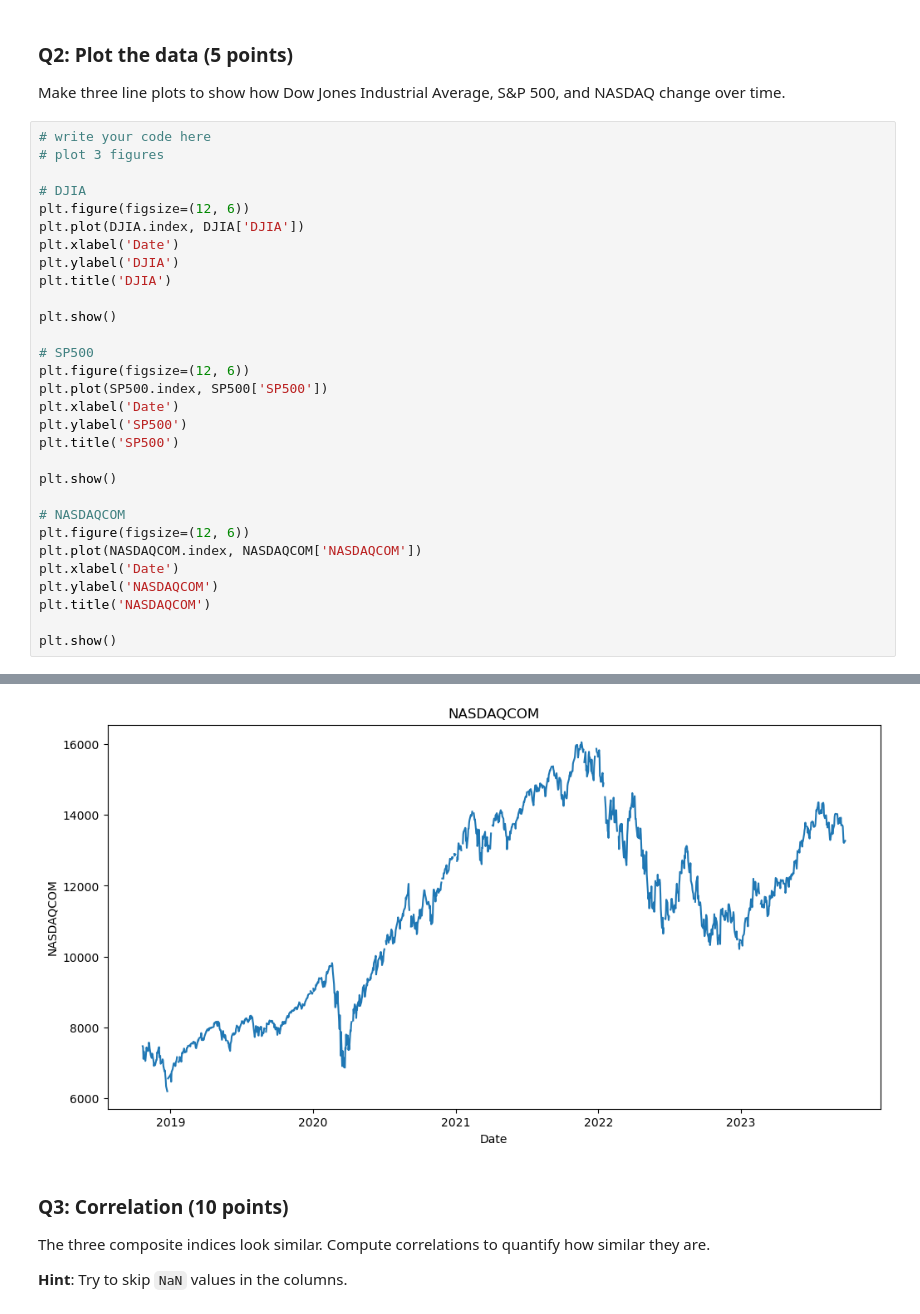
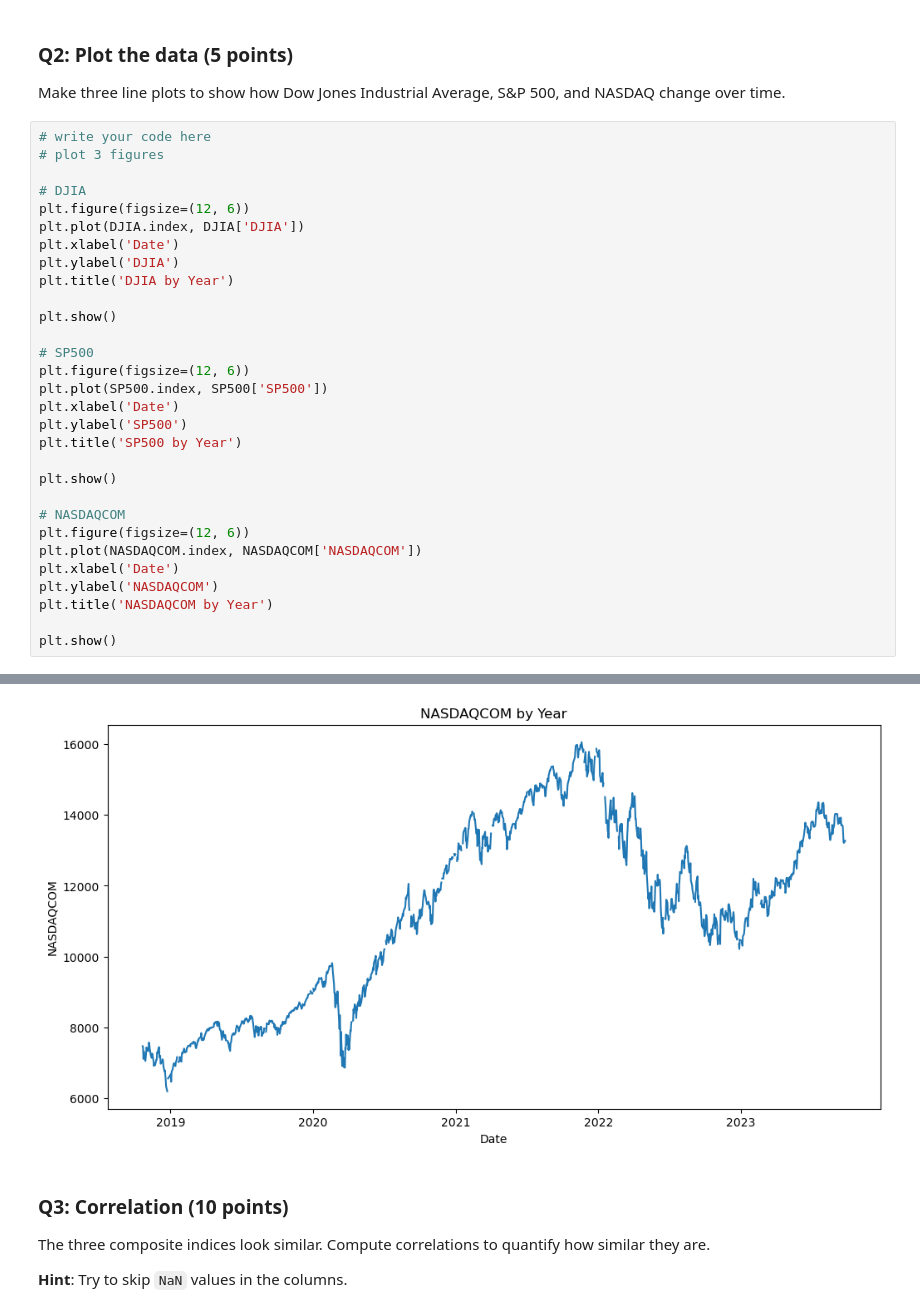
Before and after one commit to lostflux/data-mining, a Jupyter notebook: assignments/01/Assignment_1.ipynb, the cells around one changed output, grey strips where cells are left out. Drawn from its saved outputs; the diff is of its cells as text.

```diff
--- a/assignments/01/Assignment_1.ipynb
+++ b/assignments/01/Assignment_1.ipynb
@@ -280,7 +360,7 @@ plt.figure(figsize=(12, 6))
 plt.plot(DJIA.index, DJIA['DJIA'])
 plt.xlabel('Date')
 plt.ylabel('DJIA')
-plt.title('DJIA')
+plt.title('DJIA by Year')
 
 plt.show()
 
@@ -289,7 +369,7 @@ plt.figure(figsize=(12, 6))
 plt.plot(SP500.index, SP500['SP500'])
 plt.xlabel('Date')
 plt.ylabel('SP500')
-plt.title('SP500')
+plt.title('SP500 by Year')
 
 plt.show()
 
@@ -298,7 +378,7 @@ plt.figure(figsize=(12, 6))
 plt.plot(NASDAQCOM.index, NASDAQCOM['NASDAQCOM'])
 plt.xlabel('Date')
 plt.ylabel('NASDAQCOM')
-plt.title('NASDAQCOM')
+plt.title('NASDAQCOM by Year')
 
 plt.show()
 # %% [output]
@@ -307,4 +387,4 @@ plt.show()
-[figure, old version]
+[figure, new version]
 # %% [markdown]
 ### Q3: Correlation (10 points)
 
```
Also changed, not shown: parts of 15 cells of this notebook.
